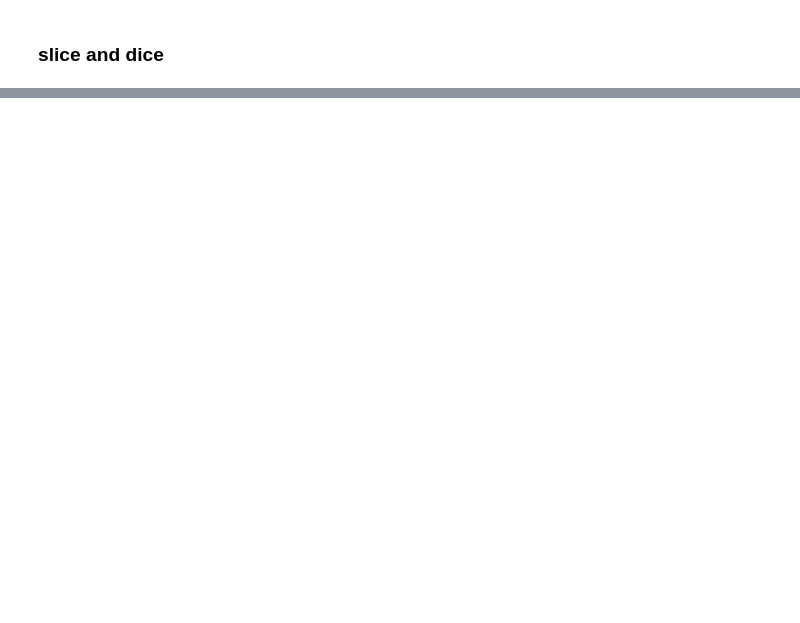
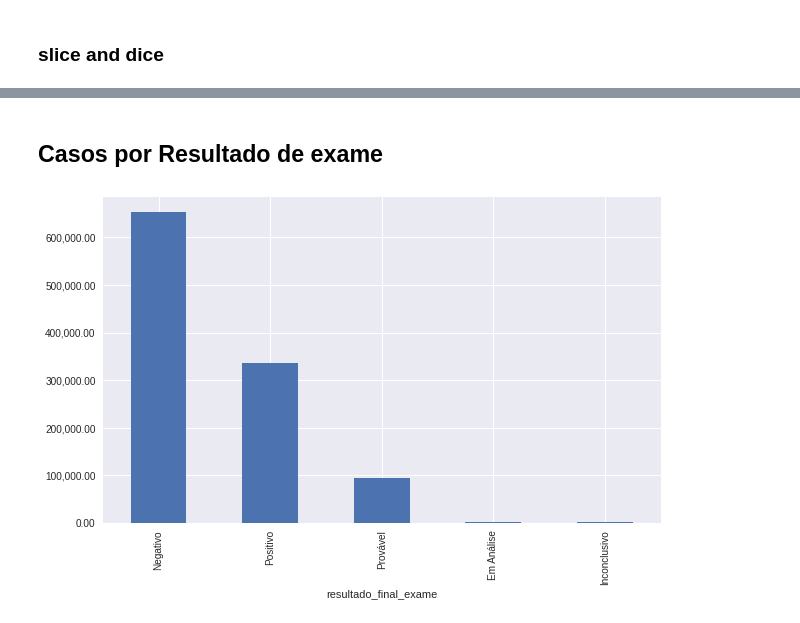
Before and after one commit to luan-prates/bootcamp-ds-aplicada-alura-2021, a Jupyter notebook: Projeto_M1.ipynb, the cells around one changed output, grey strips where cells are left out. Saved outputs shown, nothing was run; the diff lists cells and outputs as text; code cells hidden in the pictures; blank space fills up the shorter version.

```diff
--- a/Projeto_M1.ipynb
+++ b/Projeto_M1.ipynb
@@ -50,6 +65,9 @@ df_por_semana.plot(kind='bar', figsize=(20, 6), title='Casos por semana de Inici
+# %% [markdown]
+## Casos por Resultado de exame
 # %%
-df_casos_por_mes_e_resultado = df_casos.groupby([df_casos['data_inicio_sintomas'].dt.month,
-                                                 'resultado_final_exame'])[['id']].count().rename(columns={'id': 'Casos'})
-ax = df_casos_por_mes_e_resultado.sum(level=1).sort_values('resultado_final_exame',ascending=False).plot(kind='bar', figsize=(20, 6))
+df_casos_por_resultado = df_casos.groupby(['resultado_final_exame']).resultado_final_exame.count()
+df_casos_por_resultado_ordenado = df_casos_por_resultado.sort_values(ascending=False)
+ax = df_casos_por_resultado_ordenado.plot(kind='bar', figsize=(10, 6))
 ax.yaxis.set_major_formatter(ticker.StrMethodFormatter("{x:,.2f}"))
-plt.grid()#b=True, which='major',color='#666666', linestyle='-')
+# %% [output]
+[figure, added]
```
Also changed, not shown: parts of 24 cells of this notebook.
